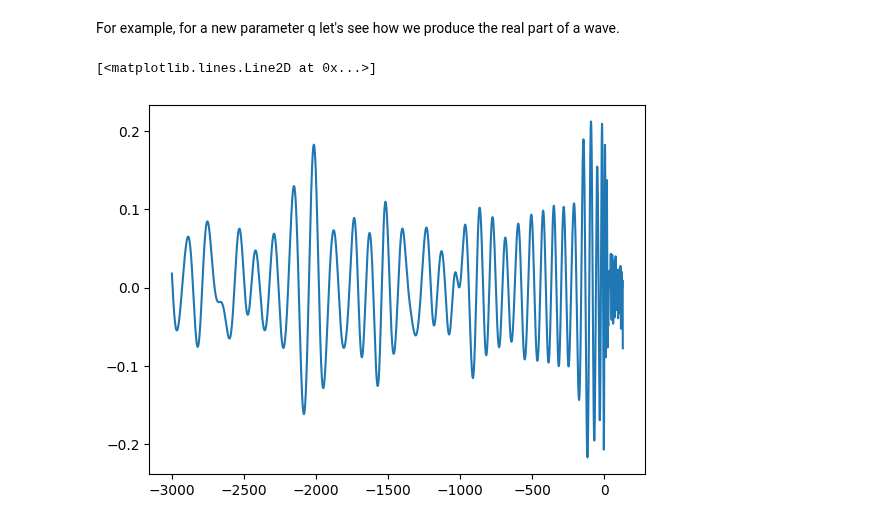
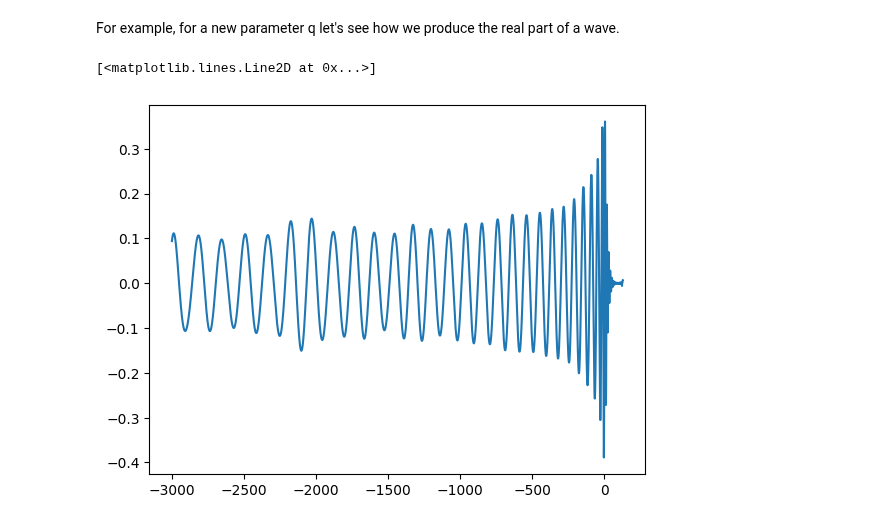
Before and after one commit to francocerino/scikit-reducedmodel, a Jupyter notebook: docs/source/tutorials/demo.ipynb, the cells around one changed output. Cells and saved outputs as stored; diff of their text form; code cells hidden in the pictures.

```diff
--- a/docs/source/tutorials/demo.ipynb
+++ b/docs/source/tutorials/demo.ipynb
@@ -327,11 +327,11 @@ rom.fit()
 # %% [markdown]
 For example, for a new parameter q let's see how we produce the real part of a wave.
 # %%
-q = 5
+q = 1.2
 plt.plot(times,np.real(rom.predict(q)))
 # %% [output]
 [<matplotlib.lines.Line2D at 0x...>]
-[figure, old version]
+[figure, new version]
 # %%
 from skreducedmodel.reducedbasis import select_child_node
 
```
